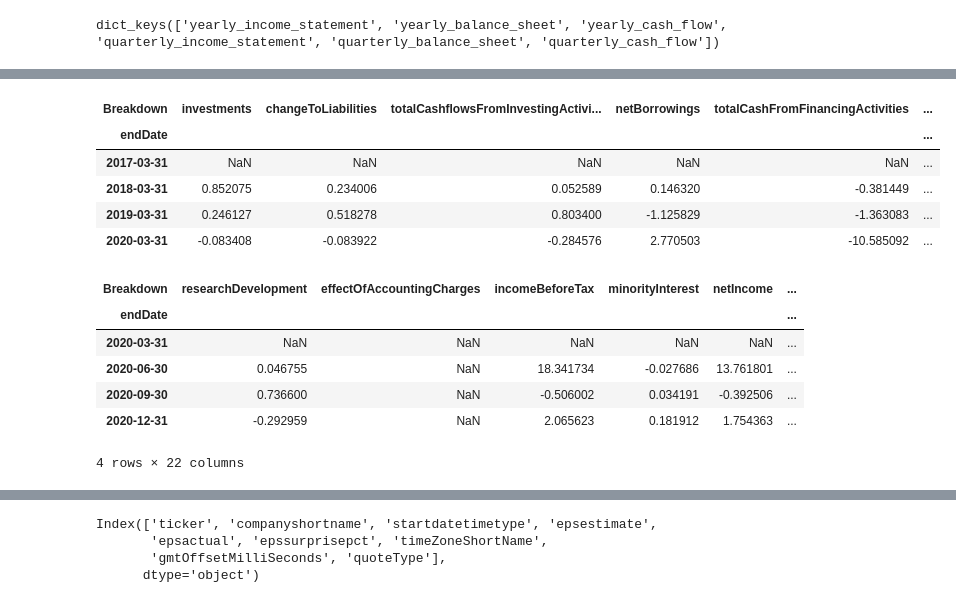
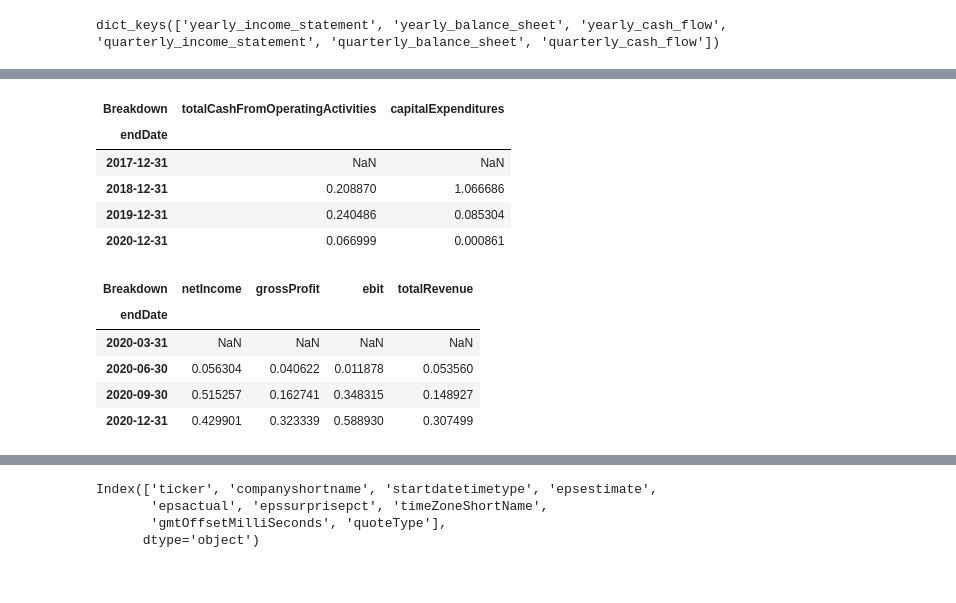
Before and after one commit to maxwillzq/algoTrading, a Jupyter notebook: notebooks/chapter_4_individual_stock_analysis.ipynb, the cells around one changed output, grey strips where cells are left out. Cells and saved outputs as stored; diff of their text form; code cells hidden in the pictures.

```diff
--- a/notebooks/chapter_4_individual_stock_analysis.ipynb
+++ b/notebooks/chapter_4_individual_stock_analysis.ipynb
@@ -9,7 +12,7 @@ import yahoo_fin.stock_info as si
 import numpy as np
 # %%
 # collect data first
-stock_name = "BABA"
+stock_name = "QCOM"
 days = 1000
 st = algotrading.stock.Stock(stock_name)
 st.read_data(days)
@@ -50,23 +65,24 @@ yearly_income_statement.pct_change()
 # %%
+column_list = ['totalCashFromOperatingActivities','capitalExpenditures']
 yearly_cash_flow = finance_data['yearly_cash_flow'].T.sort_index()
-yearly_cash_flow.pct_change()
+yearly_cash_flow[column_list].pct_change()
 # %% [output]
-| Breakdown | investments | changeToLiabilities | totalCashflowsFromInvestingActivi... | netBorrowings | totalCashFromFinancingActivities | ... |
-| endDate |  |  |  |  |  | ... |
-| 2017-03-31 | NaN | NaN | NaN | NaN | NaN | ... |
-| 2018-03-31 | 0.852075 | 0.234006 | 0.052589 | 0.146320 | -0.381449 | ... |
-| 2019-03-31 | 0.246127 | 0.518278 | 0.803400 | -1.125829 | -1.363083 | ... |
-| 2020-03-31 | -0.083408 | -0.083922 | -0.284576 | 2.770503 | -10.585092 | ... |
+| Breakdown | totalCashFromOperatingActivities | capitalExpenditures |
+| endDate |  |  |
+| 2017-12-31 | NaN | NaN |
+| 2018-12-31 | 0.208870 | 1.066686 |
+| 2019-12-31 | 0.240486 | 0.085304 |
+| 2020-12-31 | 0.066999 | 0.000861 |
 # %%
+column_list = ['netIncome','grossProfit', 'ebit', 'totalRevenue']
 quarterly_income_statement = finance_data['quarterly_income_statement'].T.sort_index()
-quarterly_income_statement.pct_change()
+quarterly_income_statement[column_list].pct_change()
 # %% [output]
-| Breakdown | researchDevelopment | effectOfAccountingCharges | incomeBeforeTax | minorityInterest | netIncome | ... |
-| endDate |  |  |  |  |  | ... |
-| 2020-03-31 | NaN | NaN | NaN | NaN | NaN | ... |
-| 2020-06-30 | 0.046755 | NaN | 18.341734 | -0.027686 | 13.761801 | ... |
-| 2020-09-30 | 0.736600 | NaN | -0.506002 | 0.034191 | -0.392506 | ... |
-| 2020-12-31 | -0.292959 | NaN | 2.065623 | 0.181912 | 1.754363 | ... |
+| Breakdown | netIncome | grossProfit | ebit | totalRevenue |
+| endDate |  |  |  |  |
+| 2020-03-31 | NaN | NaN | NaN | NaN |
+| 2020-06-30 | 0.056304 | 0.040622 | 0.011878 | 0.053560 |
+| 2020-09-30 | 0.515257 | 0.162741 | 0.348315 | 0.148927 |
+| 2020-12-31 | 0.429901 | 0.323339 | 0.588930 | 0.307499 |
-4 rows × 22 columns
 # %%
 earnings = si.get_earnings(stock_name)
```
Also changed, not shown: parts of 7 cells of this notebook, 4 other files.
